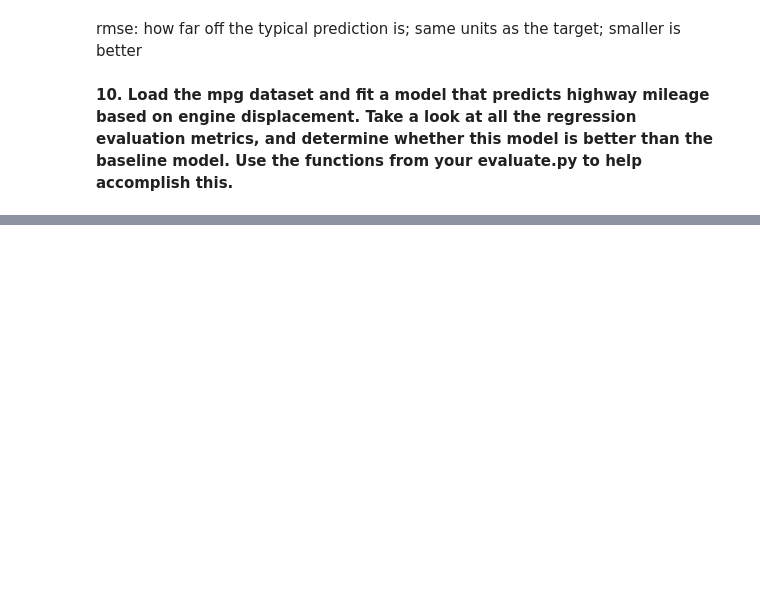
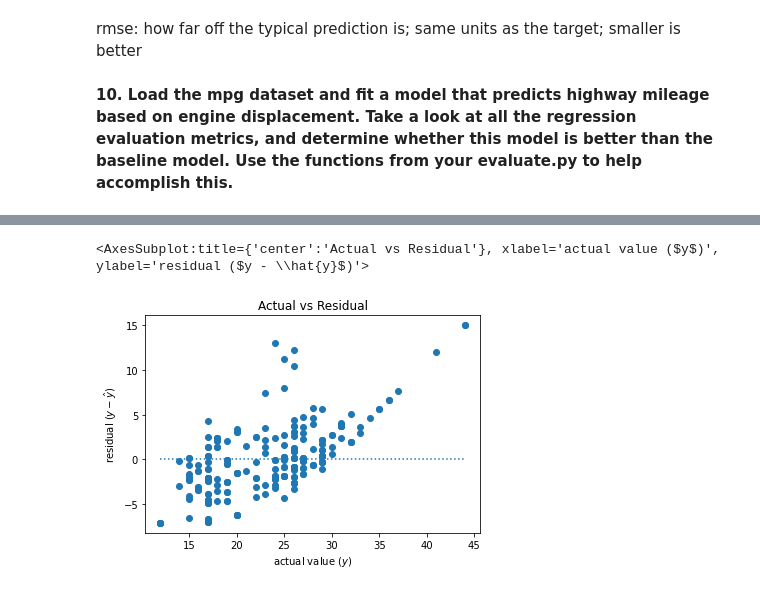
Before and after one commit to cindyvillanuevads/regression-exercises, a Jupyter notebook: evaluate.ipynb, the cells around one changed output, grey strips where cells are left out. Saved outputs shown, nothing was run; the diff lists cells and outputs as text; code cells hidden in the pictures; blank space fills up the shorter version.

```diff
--- a/evaluate.ipynb
+++ b/evaluate.ipynb
@@ -457,0 +462,5 @@ def better_than_baseline(df, y, yhat):
+# %%
+plot_residuals2(mpg['hwy'], mpg['yhat'])
+# %% [output]
+<AxesSubplot:title={'center':'Actual vs Residual'}, xlabel='actual value ($y$)', ylabel='residual ($y - \\hat{y}$)'>
+[figure, added]
```
Also changed, not shown: parts of 56 cells of this notebook.
